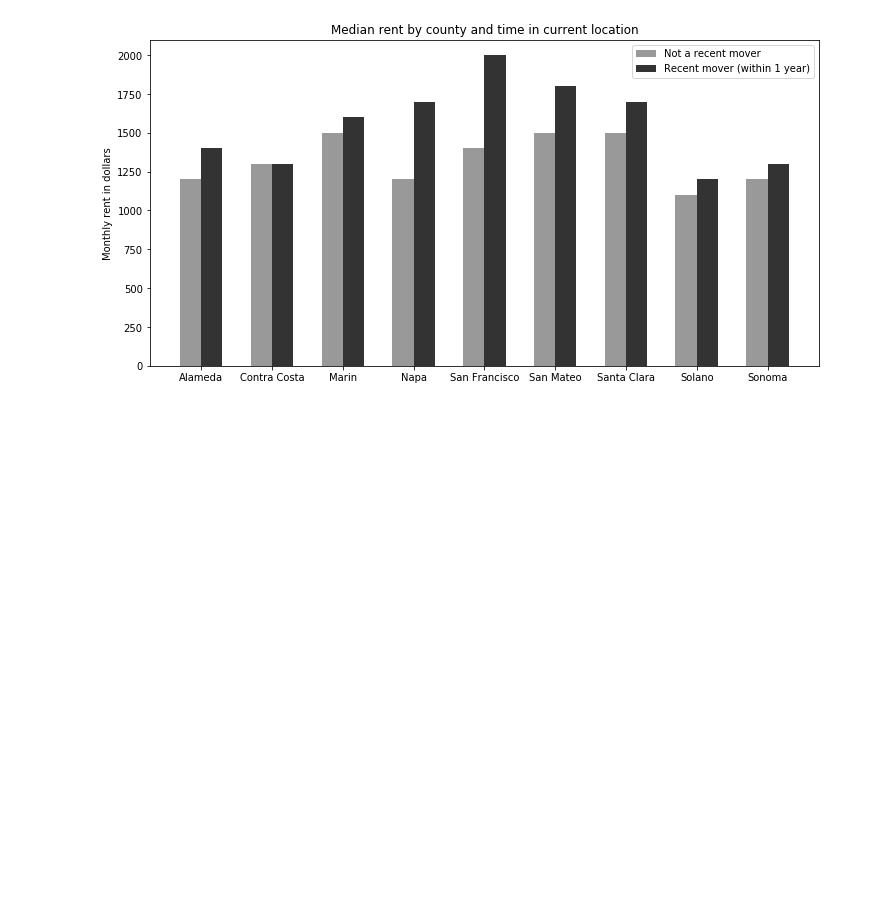
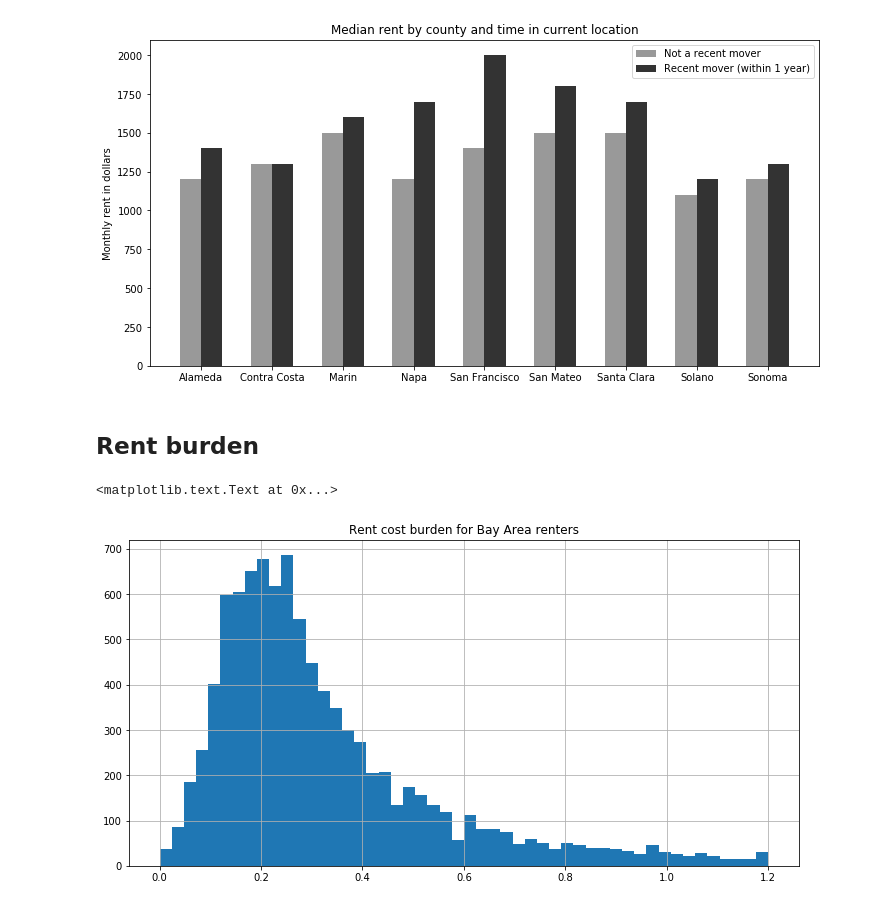
Before and after one commit to ual/displacement-chapter-replication, a Jupyter notebook: notebooks/PUMS-moveout.ipynb, the cells around one changed output. Saved outputs shown, nothing was run; the diff lists cells and outputs as text; code cells hidden in the pictures; blank space fills up the shorter version.

Commit message:
Cost burden figure

```diff
--- a/notebooks/PUMS-moveout.ipynb
+++ b/notebooks/PUMS-moveout.ipynb
@@ -202,3 +202,5 @@ plt.show()
 [figure]
 # %%
 fig.savefig('../output/figure-median-rent.pdf')
+# %% [markdown]
+## Rent burden
@@ -204,0 +216,6 @@ fig.savefig('../output/figure-median-rent.pdf')
+# %%
+rent_burden.hist(range=(0,1.2), bins=50, figsize=(12,6))
+plt.title('Rent cost burden for Bay Area renters')
+# %% [output]
+<matplotlib.text.Text at 0x...>
+[figure, added]
```
Also changed, not shown: parts of 9 cells of this notebook.
